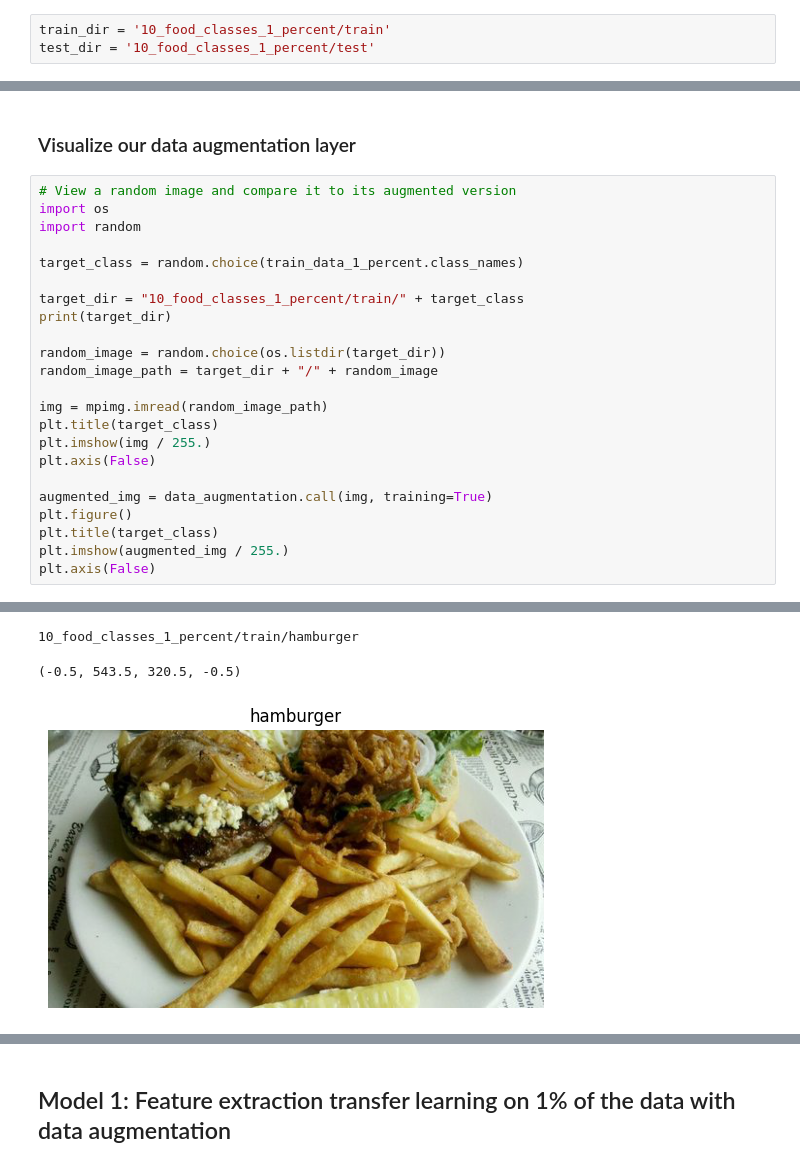
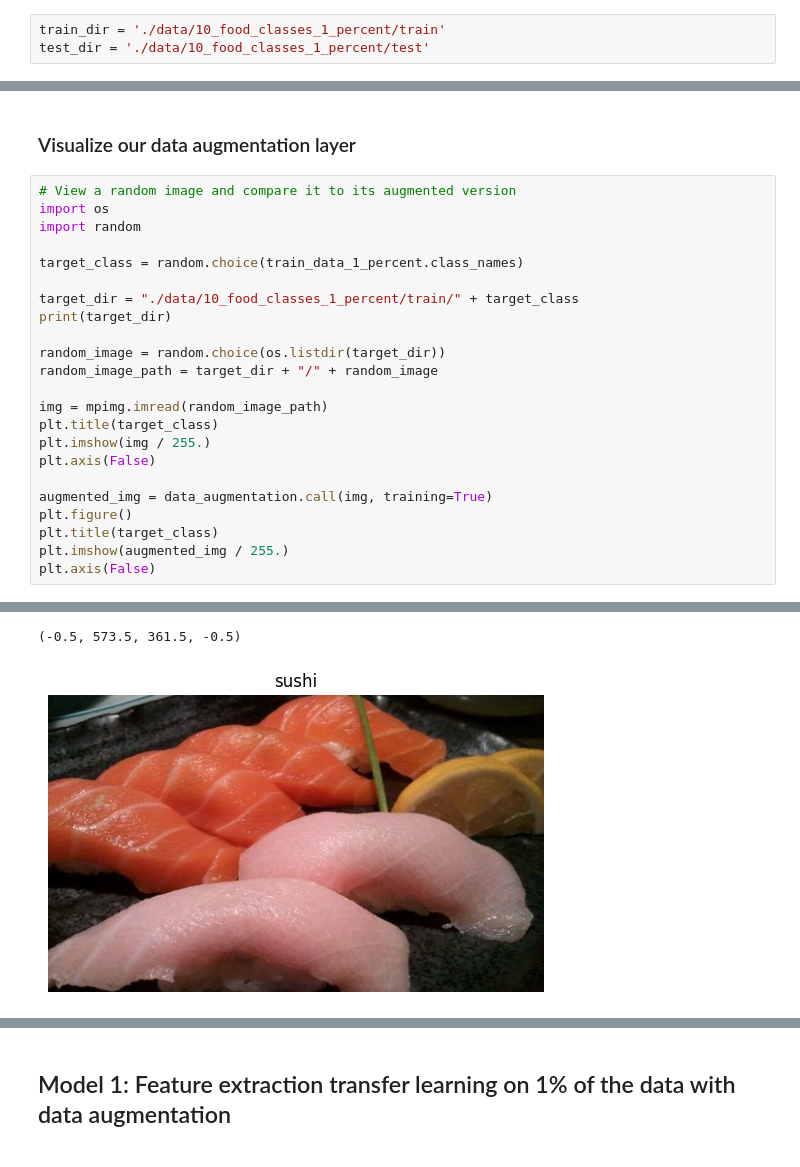
Before and after one commit to sodeso-nl/ml-notebooks, a Jupyter notebook: tensorflow-developer-certificate/section-7/tdc-section-7.ipynb, the cells around one changed output, grey strips where cells are left out. Drawn from its saved outputs; the diff is of its cells as text.

```diff
--- a/tensorflow-developer-certificate/section-7/tdc-section-7.ipynb
+++ b/tensorflow-developer-certificate/section-7/tdc-section-7.ipynb
@@ -330,6 +273,6 @@ There are 0 directories, and 7 in ./10_food_classes_1_percent/train/ramen
 # %%
-train_dir = '10_food_classes_1_percent/train'
-test_dir = '10_food_classes_1_percent/test'
+train_dir = './data/10_food_classes_1_percent/train'
+test_dir = './data/10_food_classes_1_percent/test'
 # %%
 IMG_SIZE = (224, 224)
 
@@ -376,7 +319,7 @@ import random
 
 target_class = random.choice(train_data_1_percent.class_names)
 
-target_dir = "10_food_classes_1_percent/train/" + target_class
+target_dir = "./data/10_food_classes_1_percent/train/" + target_class
 print(target_dir)
 
 random_image = random.choice(os.listdir(target_dir))
@@ -413,3 +356,2 @@ WARNING:tensorflow:Layers in a Sequential model should only have a single input
-10_food_classes_1_percent/train/hamburger
+(-0.5, 573.5, 361.5, -0.5)
-(-0.5, 543.5, 320.5, -0.5)
-[figure, old version]
+[figure, new version]
```
Also changed, not shown: parts of 62 cells of this notebook, 1 other file.
